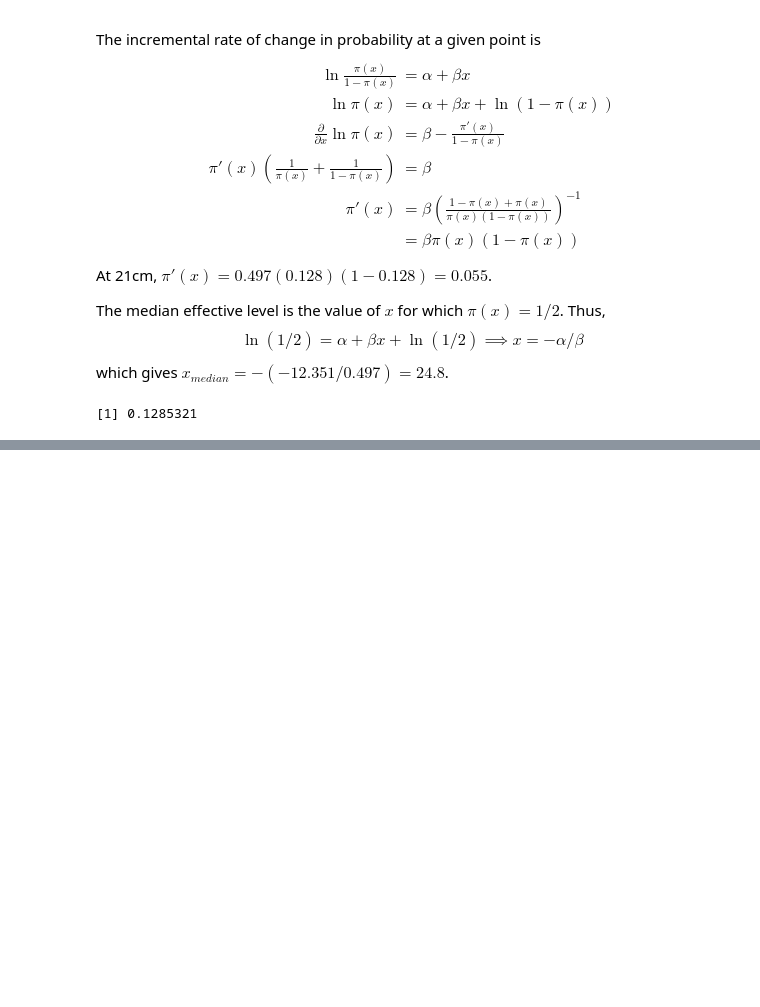
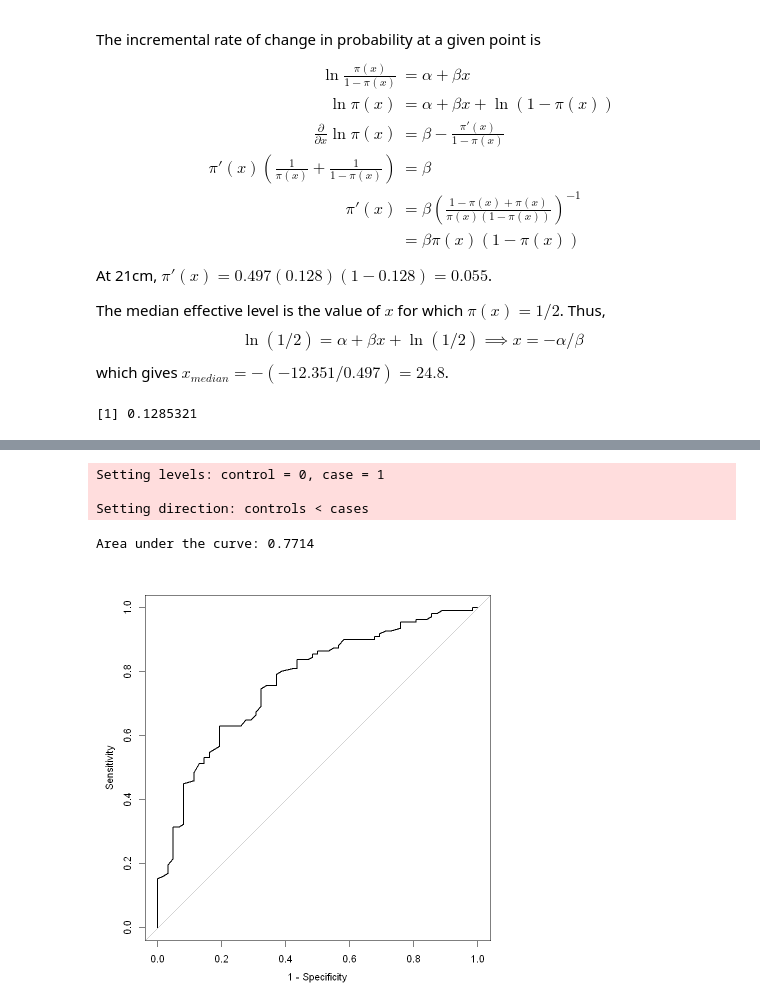
Before and after one commit to haganenoneko/CategoricalDataAnalysis, a Jupyter notebook: notebooks/4_LogisticRegression.ipynb, the cells around one changed output, grey strips where cells are left out. Cells and saved outputs as stored; diff of their text form; code cells hidden in the pictures; blank space fills up the shorter version.

```diff
--- a/notebooks/4_LogisticRegression.ipynb
+++ b/notebooks/4_LogisticRegression.ipynb
@@ -157,0 +297,8 @@ single_pix(21, -12.351, 0.497)
+# %%
+Crabs <- read.table("http://users.stat.ufl.edu/~aa/cat/data/Crabs.dat",
+  header = TRUE, stringsAsFactors = TRUE
+)
+head(Crabs)
+
+fit <- glm(y ~ width + factor(color), family = binomial, data = Crabs)
+summary(fit)
@@ -157,0 +441,6 @@ single_pix(21, -12.351, 0.497)
+# %%
+# indicator for color 4
+Crabs$c4 <- ifelse(Crabs$color == 4, 1, 0)
+
+fit3 <- glm(y ~ width + c4, family=binomial, data=Crabs)
+summary(fit3)
@@ -157,0 +583,13 @@ single_pix(21, -12.351, 0.497)
+# %%
+fit <- glm(
+    y ~ width + factor(color), family=binomial, data=Crabs
+)
+
+# predict y=1 when the model prediction is greater than `prop`
+predicted <- as.numeric(
+    fitted(fit) > prop
+)
+
+crossTable <- xtabs(~Crabs$y + predicted)
+print("Setting pi0 = sample proportion")
+ftable(crossTable)  # print crosstabs
@@ -157,0 +630,11 @@ single_pix(21, -12.351, 0.497)
+# %%
+library(pROC)
+rocplot <- roc(y ~ fitted(fit), data=Crabs)
+plot.roc(rocplot, legacy.axes=TRUE)     #legacy.axes determines orientation of x/y axes
+auc(rocplot)                            # Area Under the Curve = AUC
+# %% [output]
+Setting levels: control = 0, case = 1
+
+Setting direction: controls < cases
+Area under the curve: 0.7714
+[figure, added]
```
Also changed, not shown: parts of 38 cells of this notebook.
